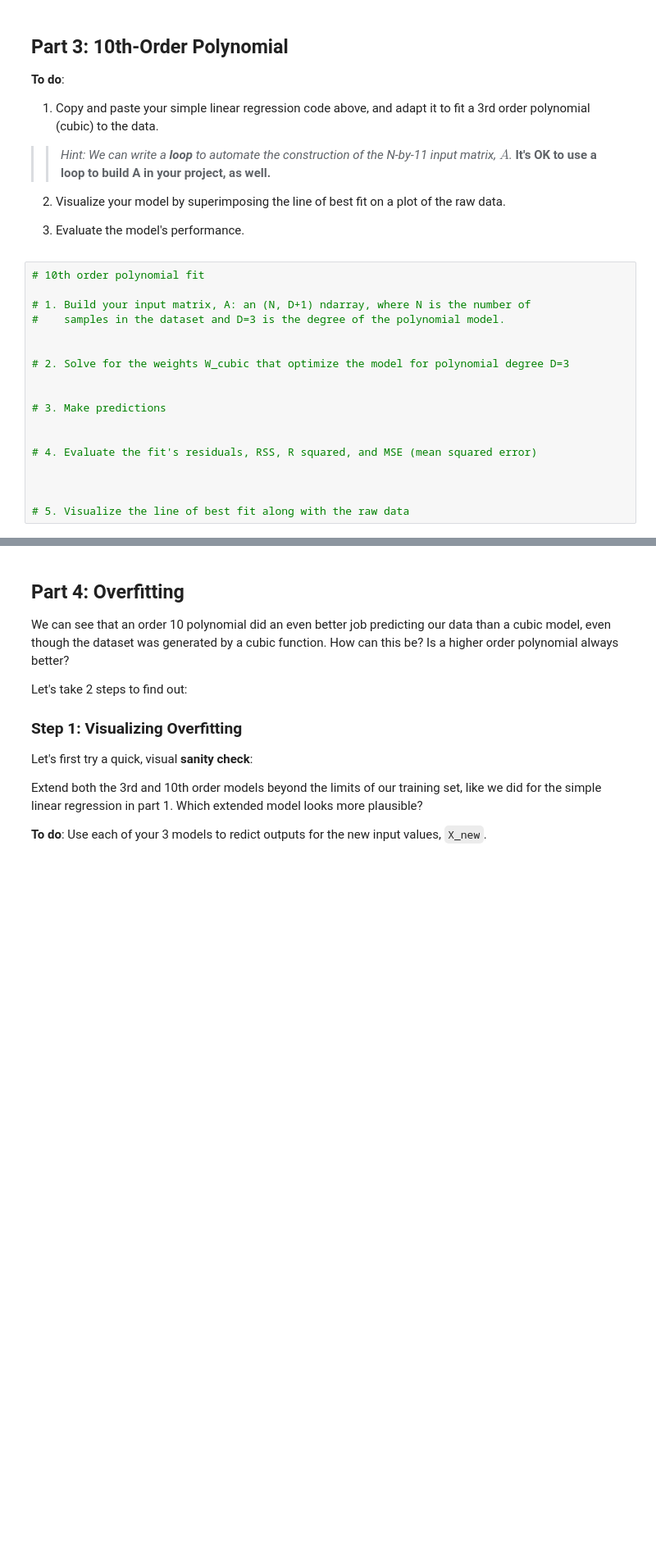
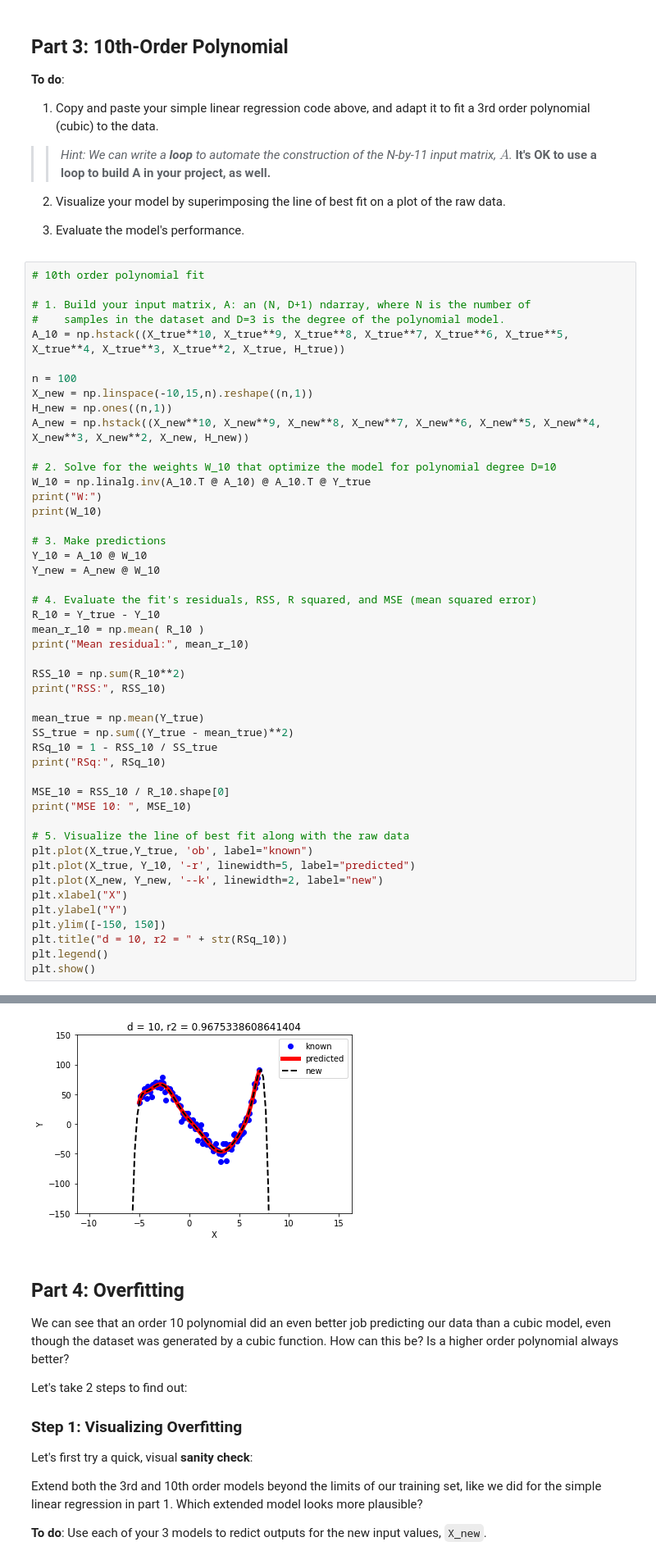
Before and after one commit to Goosur/Machine-Learning-for-Visual-Thinkers, a Jupyter notebook: Week 5/Colab/overfitting_challenge.ipynb, the cells around one changed output, grey strips where cells are left out. Shown at 82% size. Saved outputs shown, nothing was run; the diff lists cells and outputs as text; blank space fills up the shorter version.

```diff
--- a/Week 5/Colab/overfitting_challenge.ipynb
+++ b/Week 5/Colab/overfitting_challenge.ipynb
@@ -200,16 +204,46 @@ __To do__:
 
 # 1. Build your input matrix, A: an (N, D+1) ndarray, where N is the number of
 #    samples in the dataset and D=3 is the degree of the polynomial model.
+A_10 = np.hstack((X_true**10, X_true**9, X_true**8, X_true**7, X_true**6, X_true**5, X_true**4, X_true**3, X_true**2, X_true, H_true))
 
+n = 100
+X_new = np.linspace(-10,15,n).reshape((n,1))
+H_new = np.ones((n,1))
+A_new = np.hstack((X_new**10, X_new**9, X_new**8, X_new**7, X_new**6, X_new**5, X_new**4, X_new**3, X_new**2, X_new, H_new))
 
-# 2. Solve for the weights W_cubic that optimize the model for polynomial degree D=3
-
+# 2. Solve for the weights W_10 that optimize the model for polynomial degree D=10
+W_10 = np.linalg.inv(A_10.T @ A_10) @ A_10.T @ Y_true
+print("W:")
+print(W_10)
 
 # 3. Make predictions
-
+Y_10 = A_10 @ W_10
+Y_new = A_new @ W_10
 
 # 4. Evaluate the fit's residuals, RSS, R squared, and MSE (mean squared error)
+R_10 = Y_true - Y_10
+mean_r_10 = np.mean( R_10 )
+print("Mean residual:", mean_r_10)
 
+RSS_10 = np.sum(R_10**2)
+print("RSS:", RSS_10)
 
+mean_true = np.mean(Y_true)
+SS_true = np.sum((Y_true - mean_true)**2)
+RSq_10 = 1 - RSS_10 / SS_true
+print("RSq:", RSq_10)
+
+MSE_10 = RSS_10 / R_10.shape[0]
+print("MSE 10: ", MSE_10)
 
 # 5. Visualize the line of best fit along with the raw data
+plt.plot(X_true,Y_true, 'ob', label="known")
+plt.plot(X_true, Y_10, '-r', linewidth=5, label="predicted")
+plt.plot(X_new, Y_new, '--k', linewidth=2, label="new")
+plt.xlabel("X")
+plt.ylabel("Y")
+plt.ylim([-150, 150])
+plt.title("d = 10, r2 = " + str(RSq_10))
+plt.legend()
+plt.show()
+# %% [output]
@@ -216,3 +266,4 @@ __To do__:
+[figure, added]
 # %% [markdown]
 ## Part 4: Overfitting
 
```
Also changed, not shown: parts of 4 cells of this notebook.
